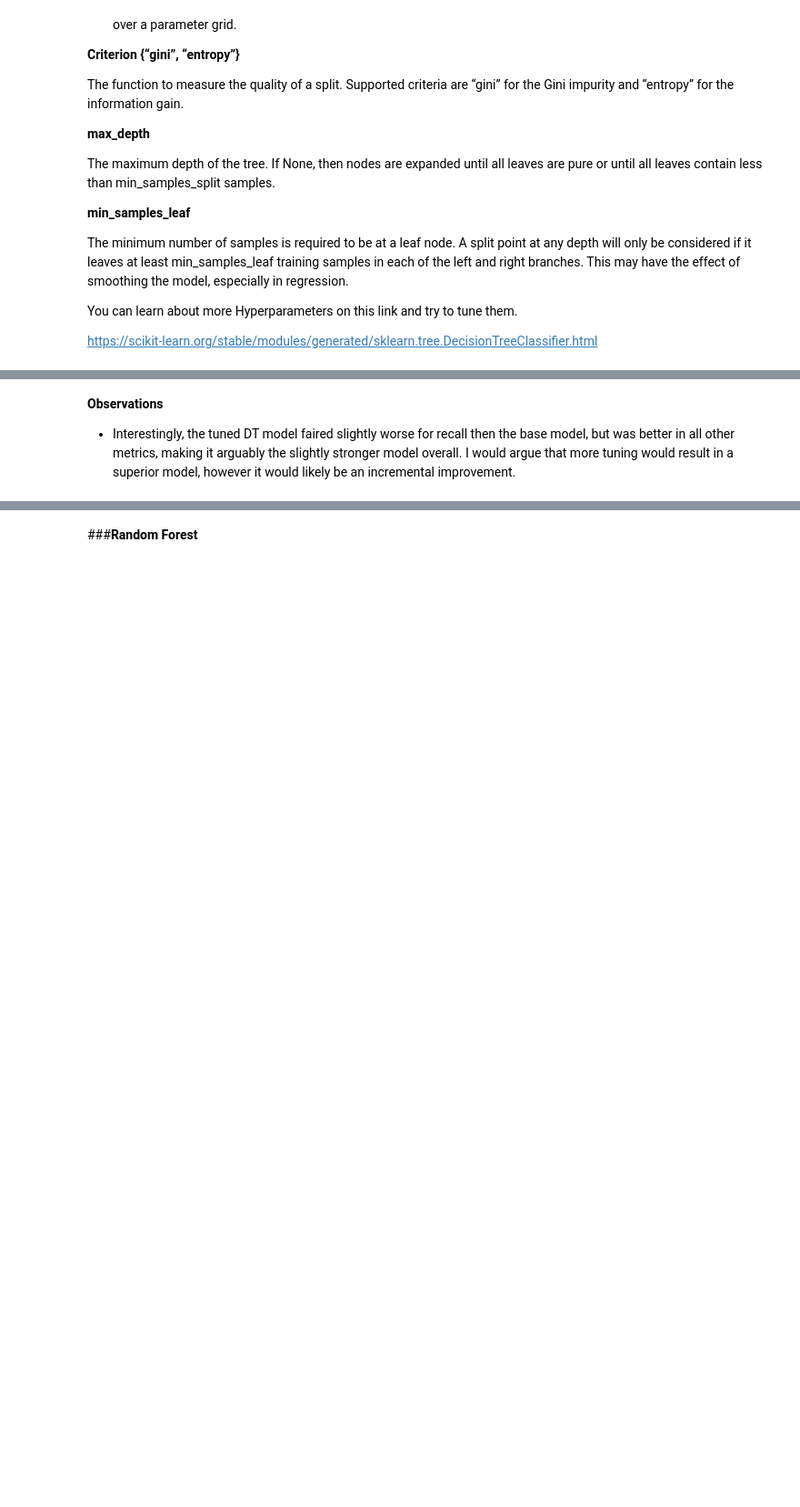
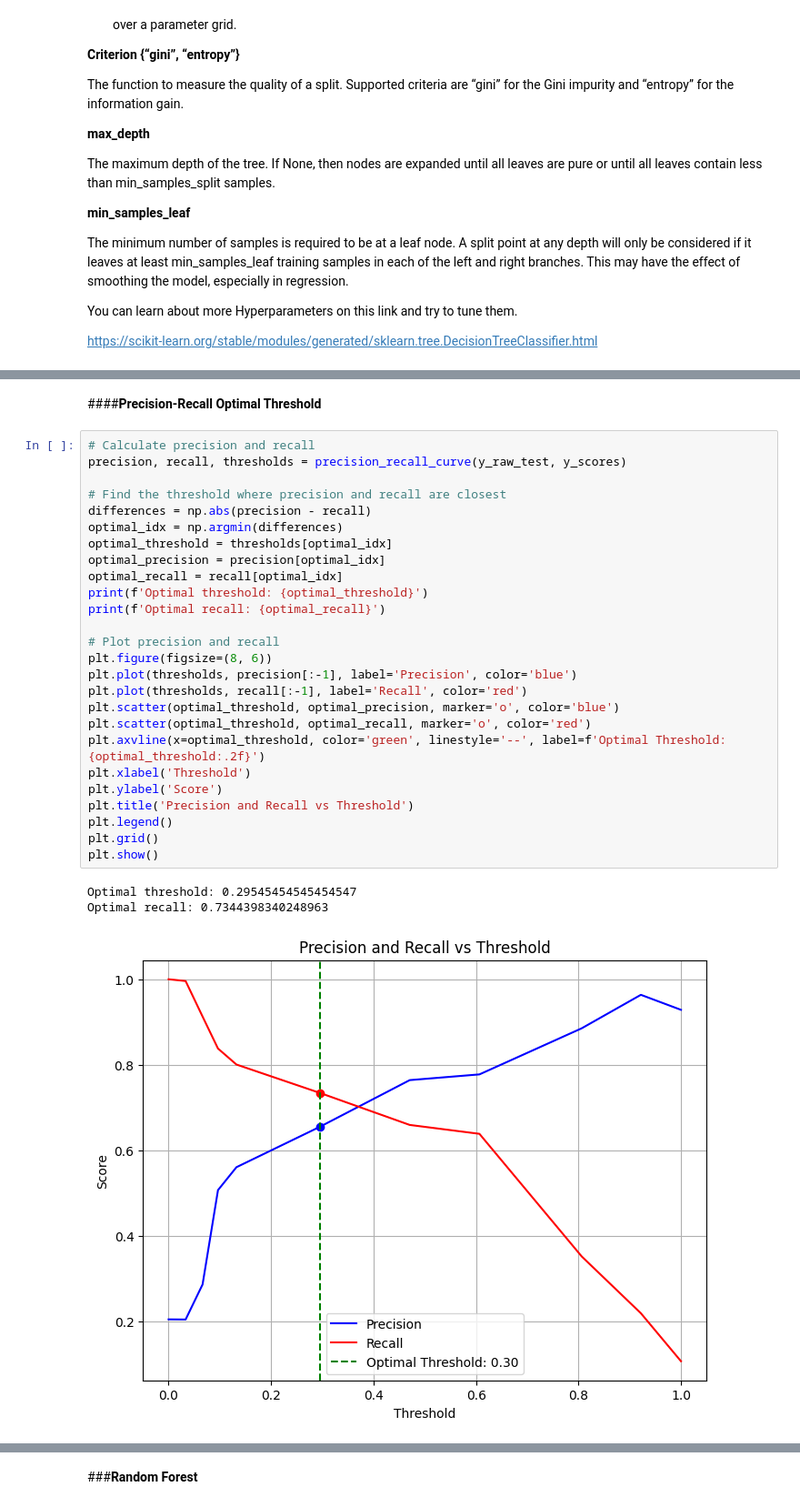
Before and after one commit to ktfrahm/datascience-projects, a Jupyter notebook: Loan_Default_Prediction/Loan_Default_Prediction.ipynb, the cells around one changed output, grey strips where cells are left out. Shown at 91% size. Drawn from its saved outputs; the diff is of its cells as text; blank space fills up the shorter version.

Commit message:
added cleaned up some sections and finished tuning the DT

```diff
--- a/Loan_Default_Prediction/Loan_Default_Prediction.ipynb
+++ b/Loan_Default_Prediction/Loan_Default_Prediction.ipynb
@@ -1391,3 +1377,32 @@ weighted avg       0.88      0.89      0.88      1172
-# %% [markdown]
-**Observations**
-- Interestingly, the tuned DT model faired slightly worse for recall then the base model, but was better in all other metrics, making it arguably the slightly stronger model overall. I would argue that more tuning would result in a superior model, however it would likely be an incremental improvement.
+# %% [markdown]
+####**Precision-Recall Optimal Threshold**
+# %%
+# Calculate precision and recall
+precision, recall, thresholds = precision_recall_curve(y_raw_test, y_scores)
+
+# Find the threshold where precision and recall are closest
+differences = np.abs(precision - recall)
+optimal_idx = np.argmin(differences)
+optimal_threshold = thresholds[optimal_idx]
+optimal_precision = precision[optimal_idx]
+optimal_recall = recall[optimal_idx]
+print(f'Optimal threshold: {optimal_threshold}')
+print(f'Optimal recall: {optimal_recall}')
+
+# Plot precision and recall
+plt.figure(figsize=(8, 6))
+plt.plot(thresholds, precision[:-1], label='Precision', color='blue')
+plt.plot(thresholds, recall[:-1], label='Recall', color='red')
+plt.scatter(optimal_threshold, optimal_precision, marker='o', color='blue')
+plt.scatter(optimal_threshold, optimal_recall, marker='o', color='red')
+plt.axvline(x=optimal_threshold, color='green', linestyle='--', label=f'Optimal Threshold: {optimal_threshold:.2f}')
+plt.xlabel('Threshold')
+plt.ylabel('Score')
+plt.title('Precision and Recall vs Threshold')
+plt.legend()
+plt.grid()
+plt.show()
+# %% [output]
+Optimal threshold: 0.29545454545454547
+Optimal recall: 0.7344398340248963
+[figure, added]
```
Also changed, not shown: parts of 12 cells of this notebook.
